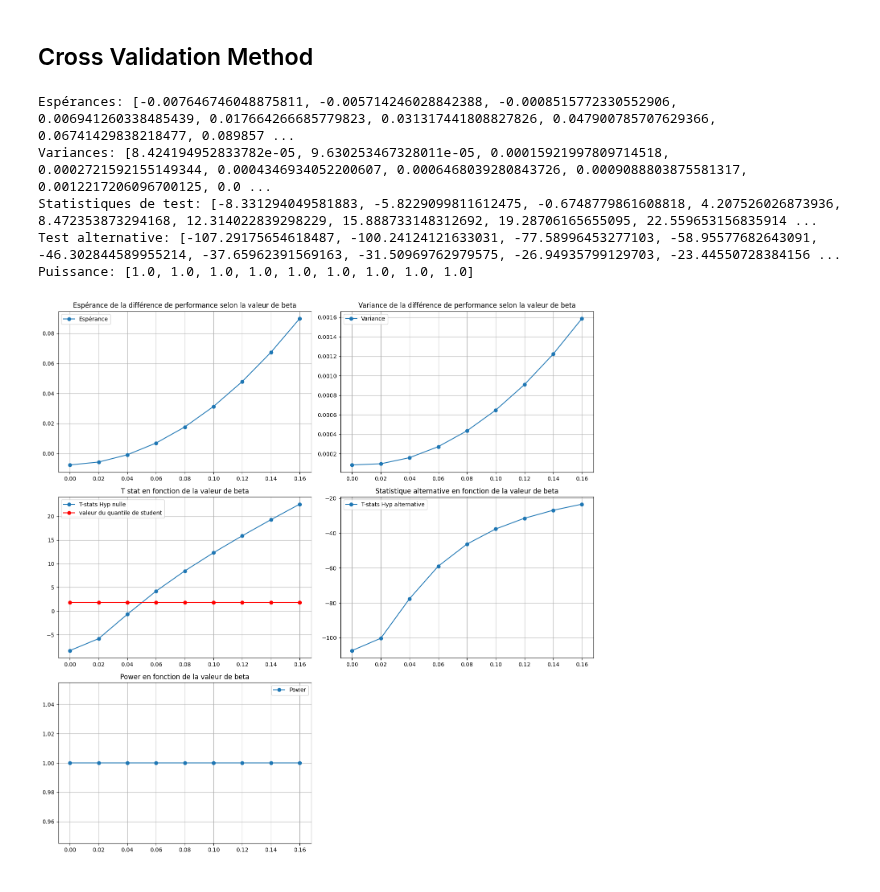
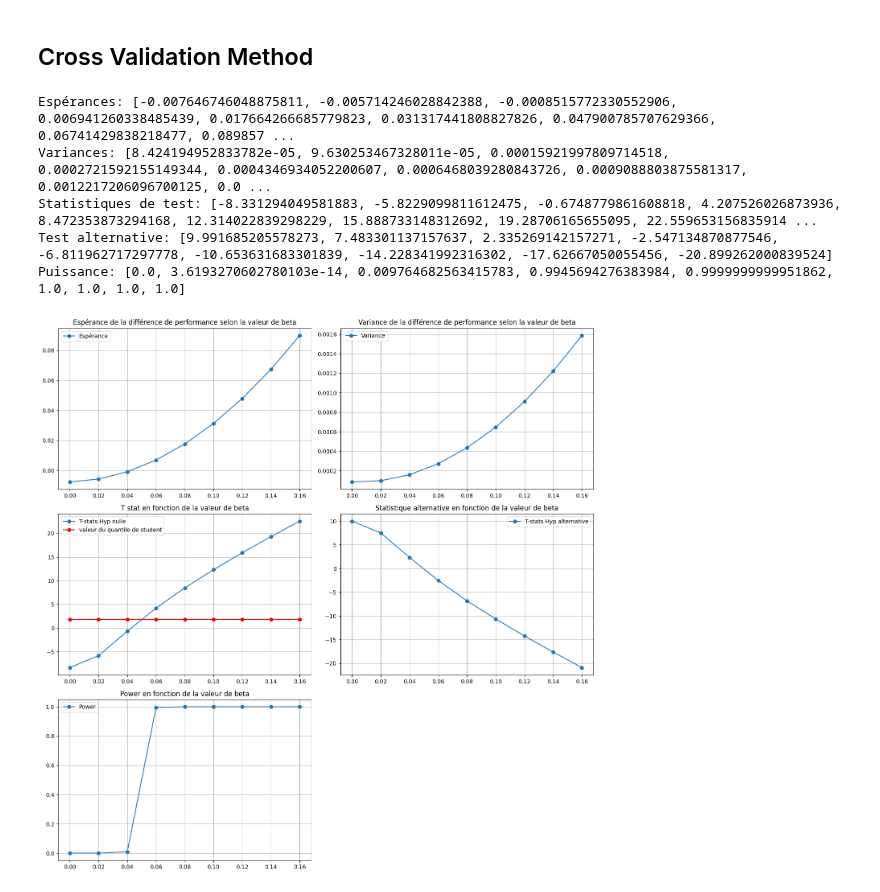
Before and after one commit to AntoineGilsonGH/The-Design-and-Analysis-of-Benchmark-Experiments, a Jupyter notebook: I.3 - Real World.ipynb, the cells around one changed output. Saved outputs shown, nothing was run; the diff lists cells and outputs as text; code cells hidden in the pictures.

```diff
--- a/I.3 - Real World.ipynb
+++ b/I.3 - Real World.ipynb
@@ -70,7 +70,7 @@ def power_RW_OOB(n,B):
        var = np.var(db, ddof=1)
        test_stat = (B**0.5)*d_barre/np.sqrt(var) # Statistique pour l'hypothèse nulle
 
-       delta = 0.1
+       delta = d_barre
        student = stats.t.ppf(0.95, df=B-1)
        mu = (B ** 0.5)*delta/np.sqrt(var)
        test_alt = student - mu
@@ -202,7 +202,7 @@ def power_RW_CV(n, B):
         var = np.var(db, ddof=1)
         test_stat = (B**0.5) * d_barre / np.sqrt(var)  # Test statistic under null hypothesis
 
-        delta = 0.1
+        delta = d_barre
         student = stats.t.ppf(0.95, df=B-1)
         mu = (B**0.5) * delta / np.sqrt(var)
         test_alt = student - mu
@@ -216,59 +216,59 @@ def power_RW_CV(n, B):
 
     return esperances, variances, test_statistics, test_alternative, power
 # %%
-esperances, variances, test_statistics, test_alternative, power = power_RW_CV(n=150, B=100)
-print(f"Espérances: {esperances}")
-print(f"Variances: {variances}")
-print(f"Statistiques de test: {test_statistics}")
-print(f"Test alternative: {test_alternative}")
-print(f"Puissance: {power}")
+esperances_CV, variances_CV, test_statistics_CV, test_alternative_CV, power_CV = power_RW_CV(n=150, B=100)
+print(f"Espérances: {esperances_CV}")
+print(f"Variances: {variances_CV}")
+print(f"Statistiques de test: {test_statistics_CV}")
+print(f"Test alternative: {test_alternative_CV}")
+print(f"Puissance: {power_CV}")
 # %% [output]
 Espérances: [-0.007646746048875811, -0.005714246028842388, -0.0008515772330552906, 0.006941260338485439, 0.017664266685779823, 0.031317441808827826, 0.047900785707629366, 0.06741429838218477, 0.089857 ...
 Variances: [8.424194952833782e-05, 9.630253467328011e-05, 0.00015921997809714518, 0.0002721592155149344, 0.0004346934052200607, 0.0006468039280843726, 0.0009088803875581317, 0.0012217206096700125, 0.0 ...
 Statistiques de test: [-8.331294049581883, -5.8229099811612475, -0.6748779861608818, 4.207526026873936, 8.472353873294168, 12.314022839298229, 15.888733148312692, 19.28706165655095, 22.559653156835914 ...
-Test alternative: [-107.29175654618487, -100.24124121633031, -77.58996453277103, -58.95577682643091, -46.302844589955214, -37.65962391569163, -31.50969762979575, -26.94935799129703, -23.44550728384156 ...
-Puissance: [1.0, 1.0, 1.0, 1.0, 1.0, 1.0, 1.0, 1.0, 1.0]
+Test alternative: [9.991685205578273, 7.483301137157637, 2.335269142157271, -2.547134870877546, -6.811962717297778, -10.653631683301839, -14.228341992316302, -17.62667050055456, -20.899262000839524]
+Puissance: [0.0, 3.6193270602780103e-14, 0.009764682563415783, 0.9945694276383984, 0.9999999999951862, 1.0, 1.0, 1.0, 1.0]
 # %%
-esperances, variances, test_statistics, test_alternative, power = power_RW_CV(150, 100)
+esperances_CV, variances_CV, test_statistics_CV, test_alternative_CV, power_CV = power_RW_CV(150, 100)
 beta2_values = np.linspace(0, 0.16, 9)
 fig, axes = plt.subplots(nrows=3, ncols=2, figsize=(14, 14))
 
 # Premier sous-graphe : Espérance
-axes[0, 0].plot(beta2_values, esperances, label='Espérance', marker='o')
+axes[0, 0].plot(beta2_values, esperances_CV, label='Espérance', marker='o')
 axes[0, 0].set_title('Espérance de la différence de performance selon la valeur de beta')
 axes[0, 0].legend()
 axes[0, 0].grid(True)
 
 # Deuxième sous-graphe : Variance
-axes[0, 1].plot(beta2_values, variances, label='Variance', marker='o')
+axes[0, 1].plot(beta2_values, variances_CV, label='Variance', marker='o')
 axes[0, 1].set_title('Variance de la différence de performance selon la valeur de beta')
 axes[0, 1].legend()
 axes[0, 1].grid(True)
 
 # Troisième sous-graphe : T-stat Hyp nulle
-axes[1, 0].plot(beta2_values, test_statistics, label='T-stats Hyp nulle', marker='o')
+axes[1, 0].plot(beta2_values, test_statistics_CV, label='T-stats Hyp nulle', marker='o')
 axes[1, 0].plot(beta2_values, [stats.t.ppf(0.95, df=9)]*len(beta2_values), label='valeur du quantile de student', color='r', marker='o')
 axes[1, 0].set_title('T stat en fonction de la valeur de beta')
 axes[1, 0].legend()
 axes[1, 0].grid(True)
 
 # Quatrième sous-graphe : T-stat Hyp alternative
-axes[1, 1].plot(beta2_values, test_alternative, label='T-stats Hyp alternative', marker='o')
+axes[1, 1].plot(beta2_values, test_alternative_CV, label='T-stats Hyp alternative', marker='o')
 axes[1, 1].set_title('Statistique alternative en fonction de la valeur de beta')
 axes[1, 1].legend()
 axes[1, 1].grid(True)
 
 # Cinquième sous-graphe : Power
-axes[2, 0].plot(beta2_values, power, label='Power', marker='o')
+axes[2, 0].plot(beta2_values, power_CV, label='Power', marker='o')
 axes[2, 0].set_title('Power en fonction de la valeur de beta')
 axes[2, 0].legend()
 axes[2, 0].grid(True)
 
 # Cache le 6ème sous-graphe vide
 fig.delaxes(axes[2, 1])
 
 # Ajuste la disposition pour éviter les chevauchements
 plt.tight_layout()
 plt.show()
 # %% [output]
-[figure, old version]
+[figure, new version]
```
Also changed, not shown: parts of 2 cells of this notebook, 1 other file.
